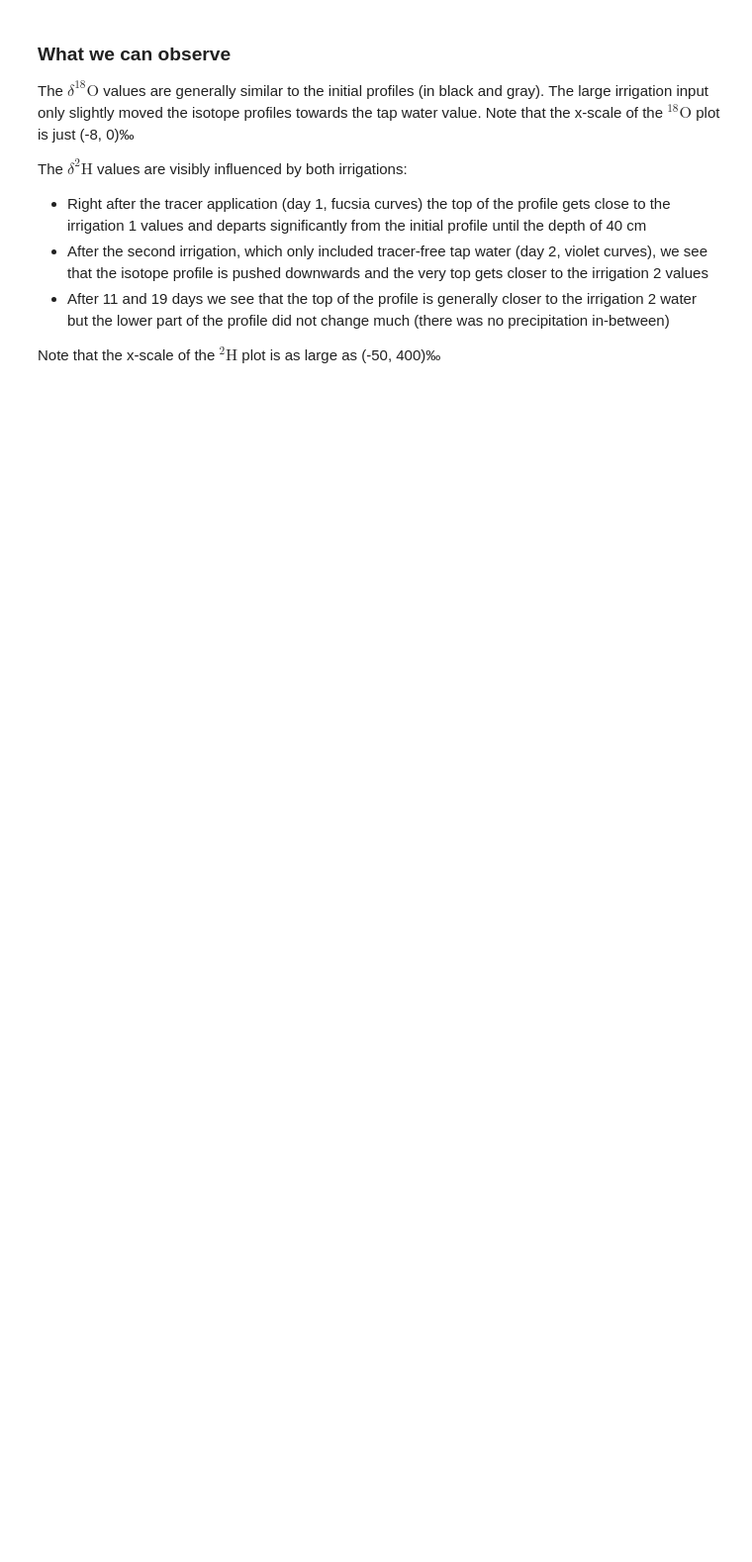
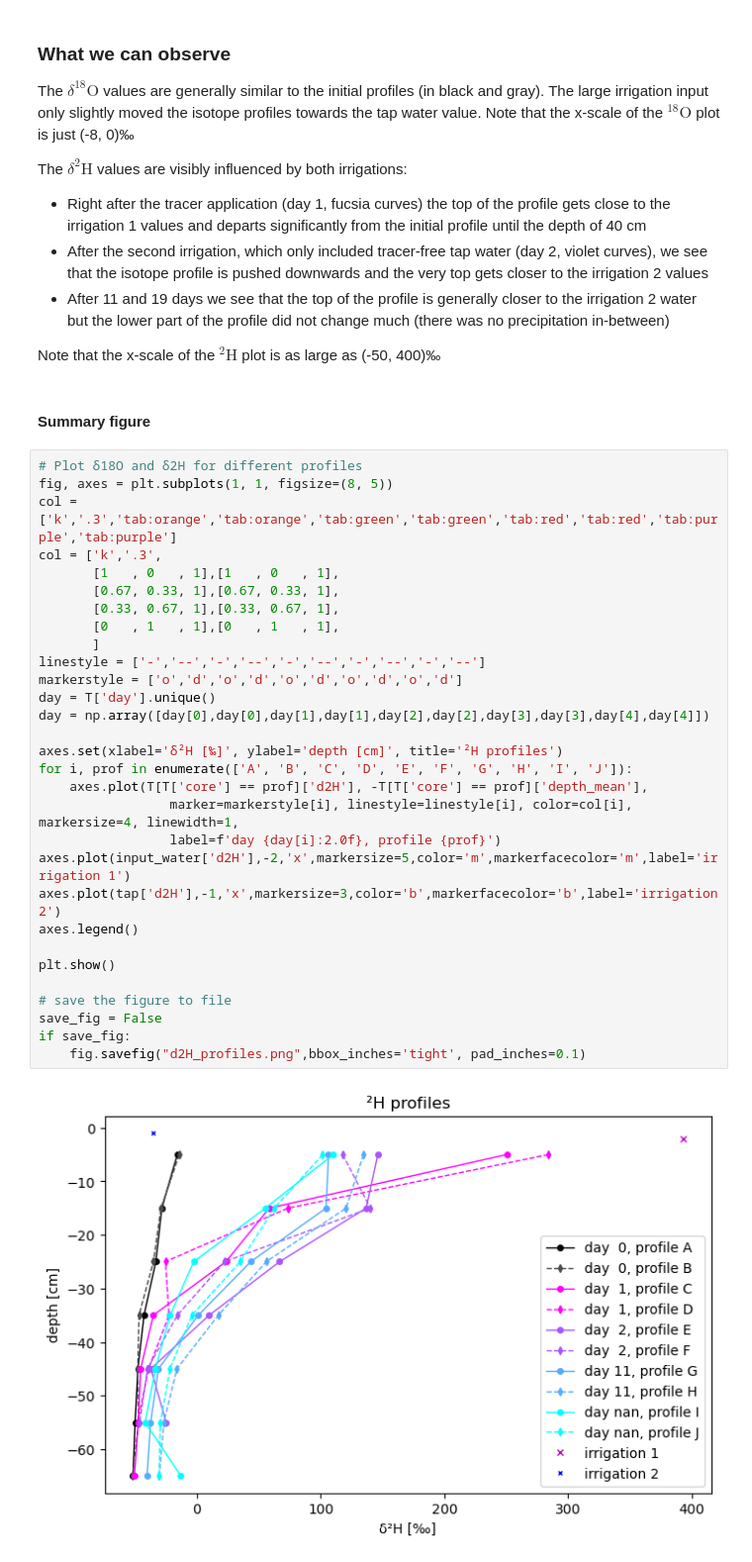
Before and after one commit to pbenettin/TracerExperiment_WATSON, a Jupyter notebook: IsotopeSampleData/show_isotope_profiles.ipynb, the cells around one changed output. Shown at 99% size. Cells and saved outputs as stored; diff of their text form; blank space fills up the shorter version.

```diff
--- a/IsotopeSampleData/show_isotope_profiles.ipynb
+++ b/IsotopeSampleData/show_isotope_profiles.ipynb
@@ -138,3 +137,37 @@ The $\delta^{2}\textrm{H}$ values are visibly influenced by both irrigations:
 - After 11 and 19 days we see that the top of the profile is generally closer to the irrigation 2 water but the lower part of the profile did not change much (there was no precipitation in-between)
 
 Note that the x-scale of the $^{2}\textrm{H}$ plot is as large as (-50, 400)‰
+# %% [markdown]
+#### Summary figure
+# %%
+# Plot δ18O and δ2H for different profiles
+fig, axes = plt.subplots(1, 1, figsize=(8, 5))
+col = ['k','.3','tab:orange','tab:orange','tab:green','tab:green','tab:red','tab:red','tab:purple','tab:purple']
+col = ['k','.3',
+       [1   , 0   , 1],[1   , 0   , 1],
+       [0.67, 0.33, 1],[0.67, 0.33, 1],
+       [0.33, 0.67, 1],[0.33, 0.67, 1],
+       [0   , 1   , 1],[0   , 1   , 1],
+       ]
+linestyle = ['-','--','-','--','-','--','-','--','-','--']
+markerstyle = ['o','d','o','d','o','d','o','d','o','d']
+day = T['day'].unique()
+day = np.array([day[0],day[0],day[1],day[1],day[2],day[2],day[3],day[3],day[4],day[4]])
+
+axes.set(xlabel='δ²H [‰]', ylabel='depth [cm]', title='²H profiles')
+for i, prof in enumerate(['A', 'B', 'C', 'D', 'E', 'F', 'G', 'H', 'I', 'J']):
+    axes.plot(T[T['core'] == prof]['d2H'], -T[T['core'] == prof]['depth_mean'],
+                 marker=markerstyle[i], linestyle=linestyle[i], color=col[i], markersize=4, linewidth=1,
+                 label=f'day {day[i]:2.0f}, profile {prof}')
+axes.plot(input_water['d2H'],-2,'x',markersize=5,color='m',markerfacecolor='m',label='irrigation 1')
+axes.plot(tap['d2H'],-1,'x',markersize=3,color='b',markerfacecolor='b',label='irrigation 2')
+axes.legend()
+
+plt.show()
+
+# save the figure to file
+save_fig = False
+if save_fig:
+    fig.savefig("d2H_profiles.png",bbox_inches='tight', pad_inches=0.1)
+# %% [output]
+[figure, added]
```
Also changed, not shown: parts of 2 cells of this notebook, 7 other files.
